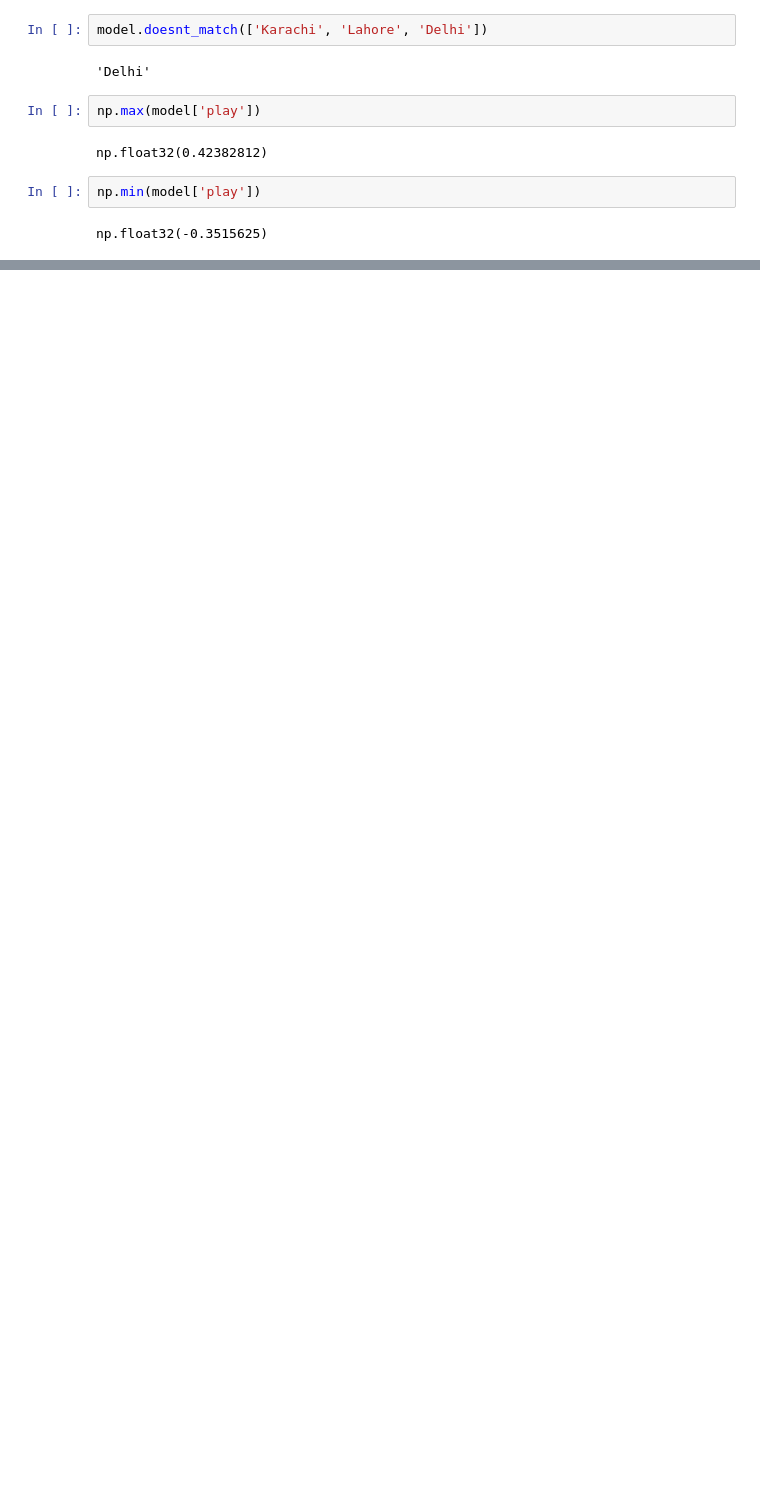
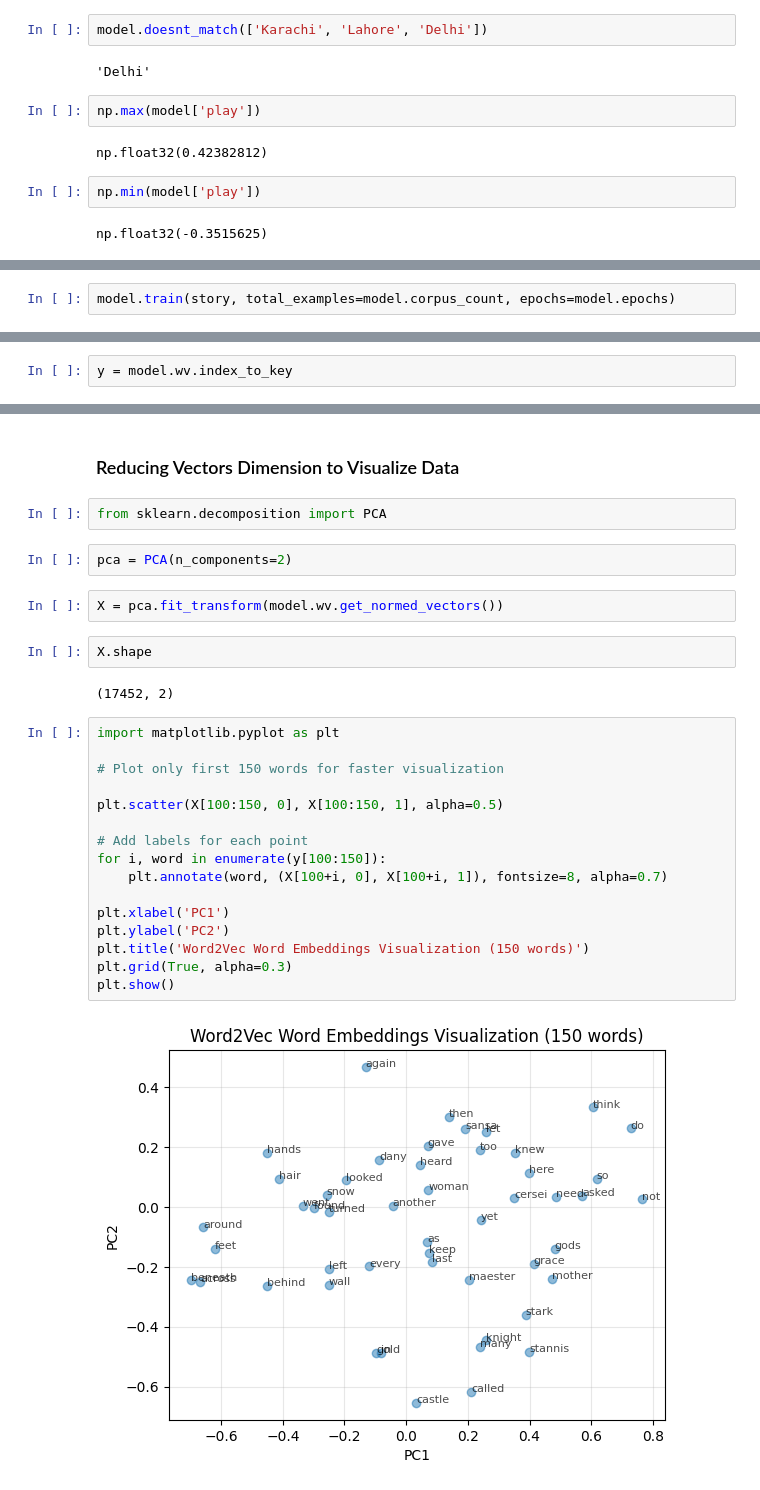
Before and after one commit to BUFONJOKER/nlp-course-campusx, a Jupyter notebook: 03-word2vector.ipynb, the cells around one changed output, grey strips where cells are left out. Drawn from its saved outputs; the diff is of its cells as text; blank space fills up the shorter version.

```diff
--- a/03-word2vector.ipynb
+++ b/03-word2vector.ipynb
@@ -167,0 +226,2 @@ np.float32(-0.3515625)
+# %%
+model.train(story, total_examples=model.corpus_count, epochs=model.epochs)
@@ -167,0 +265,2 @@ np.float32(-0.3515625)
+# %%
+y = model.wv.index_to_key
@@ -167,0 +325,30 @@ np.float32(-0.3515625)
+# %% [markdown]
+### Reducing Vectors Dimension to Visualize Data
+# %%
+from sklearn.decomposition import PCA
+# %%
+pca = PCA(n_components=2)
+# %%
+X = pca.fit_transform(model.wv.get_normed_vectors())
+# %%
+X.shape
+# %% [output]
+(17452, 2)
+# %%
+import matplotlib.pyplot as plt
+
+# Plot only first 150 words for faster visualization
+
+plt.scatter(X[100:150, 0], X[100:150, 1], alpha=0.5)
+
+# Add labels for each point
+for i, word in enumerate(y[100:150]):
+    plt.annotate(word, (X[100+i, 0], X[100+i, 1]), fontsize=8, alpha=0.7)
+
+plt.xlabel('PC1')
+plt.ylabel('PC2')
+plt.title('Word2Vec Word Embeddings Visualization (150 words)')
+plt.grid(True, alpha=0.3)
+plt.show()
+# %% [output]
+[figure, added]
```
Also changed, not shown: parts of 27 cells of this notebook.
